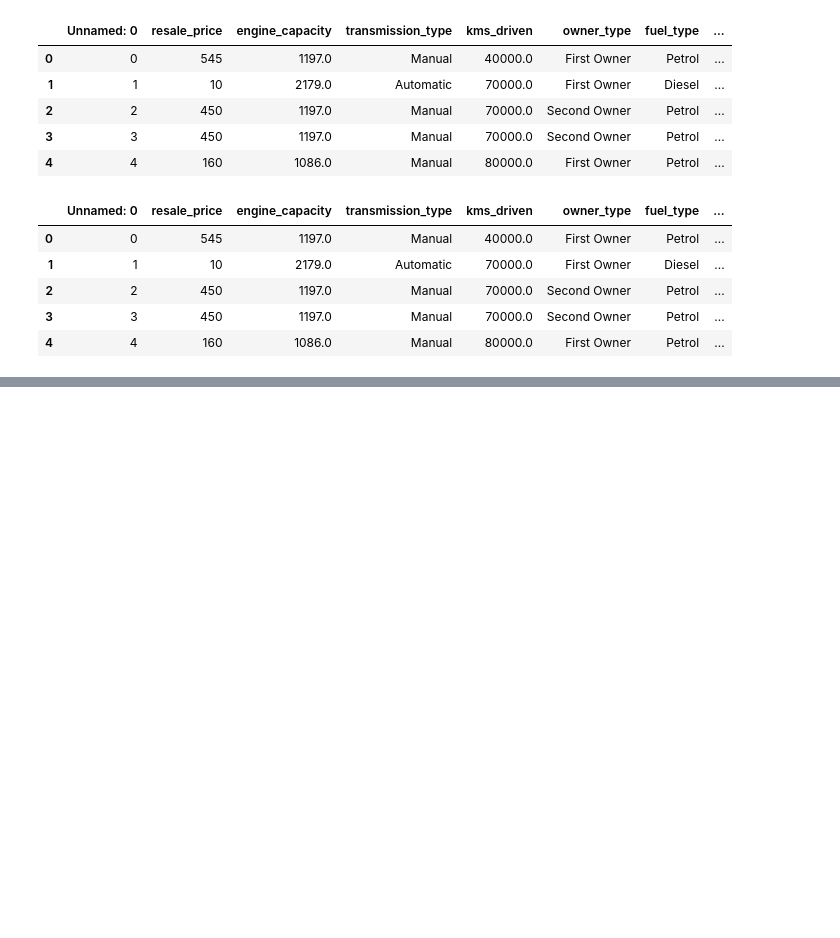
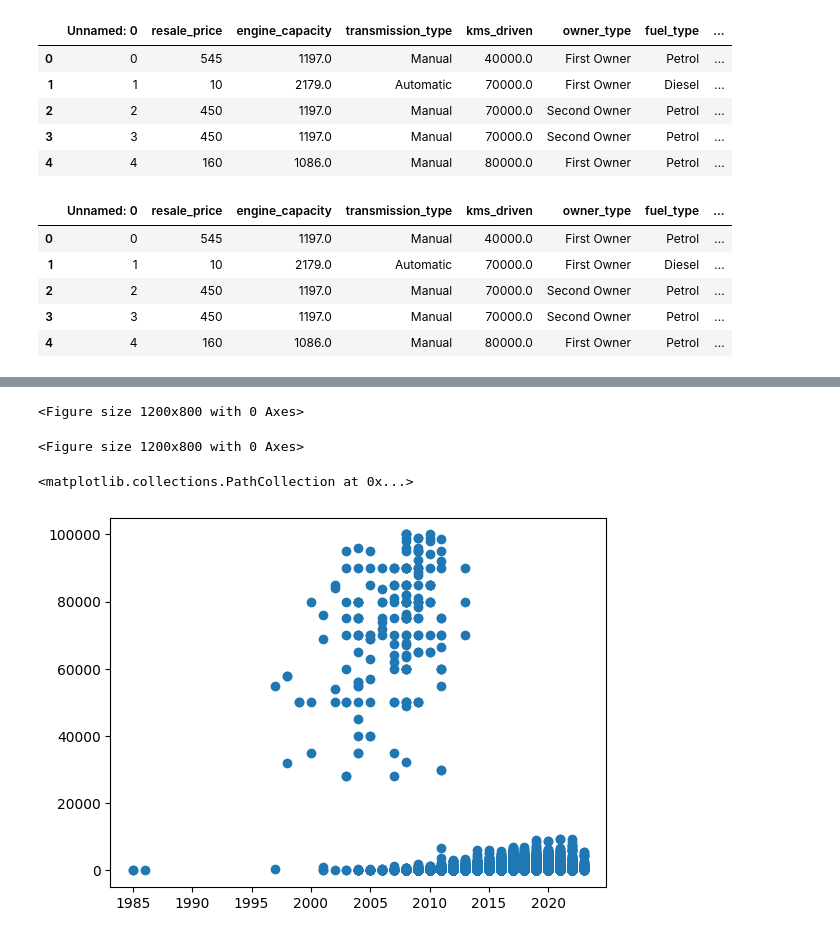
Before and after one commit to ianmuchai/Car_Resale_Data-Data_Science_Project, a Jupyter notebook: New_Car_Resale_Dataset_Rerun.ipynb, the cells around one changed output, grey strips where cells are left out. Drawn from its saved outputs; the diff is of its cells as text; code cells hidden in the pictures; blank space fills up the shorter version.

```diff
--- a/New_Car_Resale_Dataset_Rerun.ipynb
+++ b/New_Car_Resale_Dataset_Rerun.ipynb
@@ -157,0 +165,2 @@ files.download(excel_file_path) # to download the cleaned data excel file.
+# %%
+data = pd.read_csv(file_name)
@@ -162,5 +180,5 @@ object
 # %%
-data['Year'] = pd.to_datetime(data['Year']) # To change the datatype of the Year column from object to datetime type
+data['Year'] = pd.to_datetime(data['Year'], format='%Y') # To change the datatype of the Year column from object to datetime type
 # %%
 print(data["Year"].dtype)
 # %% [output]
@@ -204,7 +222,7 @@ data.head()
 | 3 | 3 | 450 | 1197.0 | Manual | 70000.0 | Second Owner | Petrol | ... |
 | 4 | 4 | 160 | 1086.0 | Manual | 80000.0 | First Owner | Petrol | ... |
 # %%
-data = pd.get_dummies(data, columns=['transmission_type', 'owner_type', 'fuel_type', 'body_type']) # One-Hot categorical feature encoding to convert variables or features to numerical formats to enable effective interpretation and anlysis of data.
+# data = pd.get_dummies(data, columns=['transmission_type', 'owner_type', 'fuel_type', 'body_type']) # One-Hot categorical feature encoding to convert variables or features to numerical formats to enable effective interpretation and anlysis of data.
 # %%
 print(data.dtypes)
 # %% [output]
@@ -246,8 +257,8 @@ DataFrame shape after removing rows with any missing values: (16880, 13)
 # %%
-from scipy import stats
+# from scipy import stats
 
-z_scores = stats.zscore(data[['resale_price', 'kms_driven']])
-data = data[(z_scores < 3).all(axis=1)]  # Identify and remove outliers in numerical columns using z-scores to keep only rows without outliers. Outliers can significantly impact summary statistics.
+# z_scores = stats.zscore(data[['resale_price', 'kms_driven']])
+# data = data[(z_scores < 3).all(axis=1)]  # Identify and remove outliers in numerical columns using z-scores to keep only rows without outliers. Outliers can significantly impact summary statistics.
 # %%
 data.head()
 # %% [output]
@@ -278,0 +287,10 @@ data.head()
+# %%
+plt.figure(figsize=(12, 8)) # to plot a figure
+# %% [output]
+<Figure size 1200x800 with 0 Axes>
+<Figure size 1200x800 with 0 Axes>
+# %%
+plt.scatter(data['Year'], data['resale_price'], label='Resale Price') # Scatter plot to show 'Year' vs 'resale_price'
+# %% [output]
+<matplotlib.collections.PathCollection at 0x...>
+[figure, added]
```
Also changed, not shown: parts of 14 cells of this notebook.
